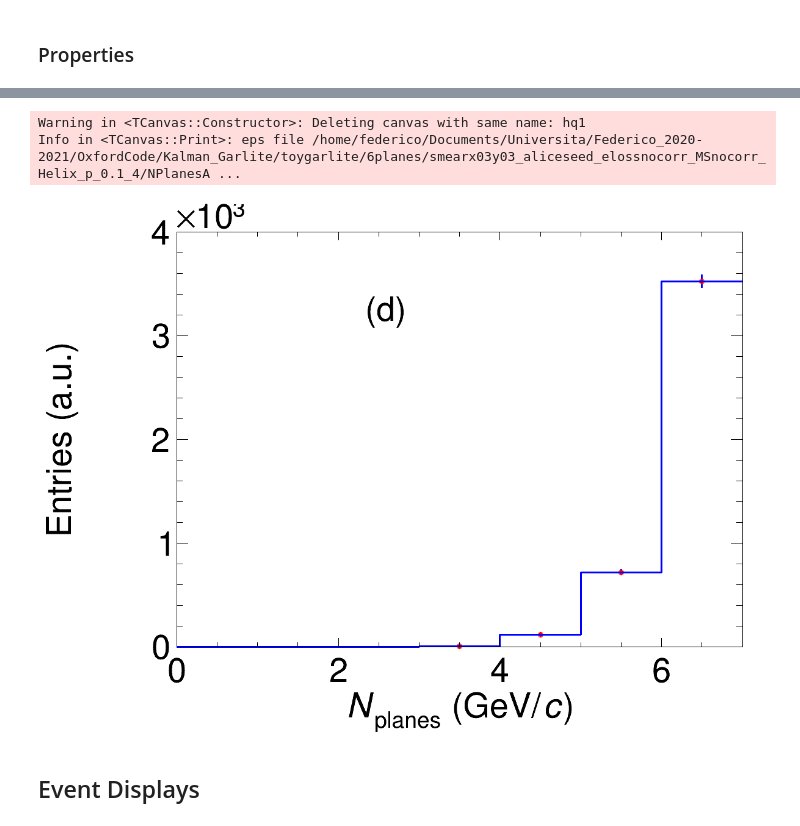
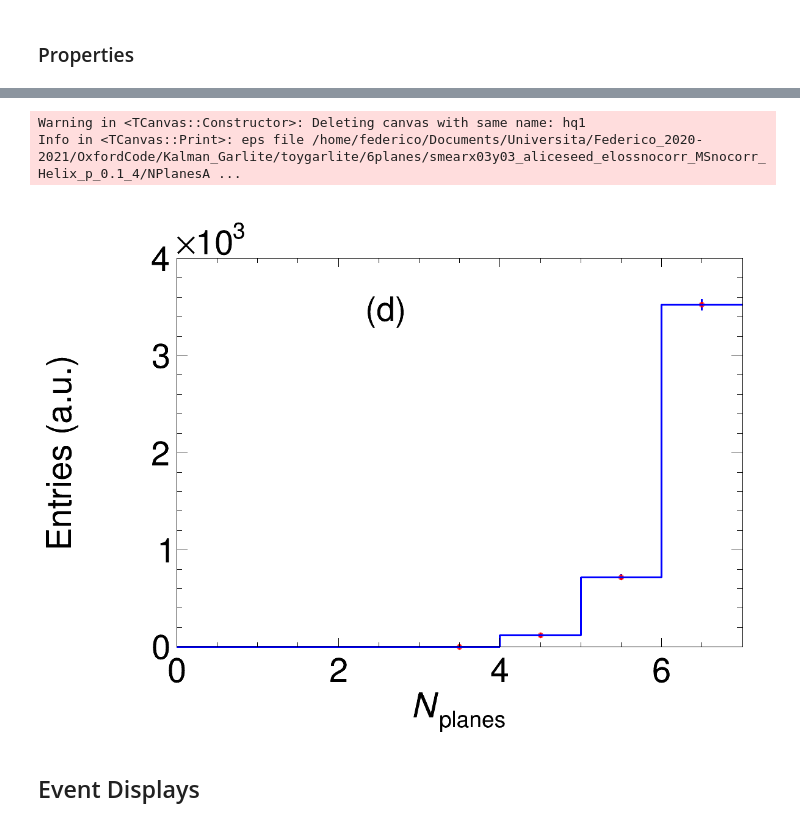
Before and after one commit to Trenchcoat95/OxfordCode, a Jupyter notebook: Kalman_Garlite/jupyter_notebooks/props_res_garlite_ana.ipynb, the cells around one changed output, grey strips where cells are left out. Saved outputs shown, nothing was run; the diff lists cells and outputs as text; code cells hidden in the pictures.

```diff
--- a/Kalman_Garlite/jupyter_notebooks/props_res_garlite_ana.ipynb
+++ b/Kalman_Garlite/jupyter_notebooks/props_res_garlite_ana.ipynb
@@ -460,28 +464,29 @@ Info in <TCanvas::Print>: eps file /home/federico/Documents/Universita/Federico_
 # %%
 hq1 = ROOT.TCanvas("hq1","hq1",1200,900)
 SetCanvas(hq1)
 hq1.SetLeftMargin(0.19)
 hq1.SetBottomMargin(0.16)
-SetHisto(hNPlanes,";#it{N}_{planes} (GeV/#it{c});Entries (a.u.)",ROOT.kRed,20,[0,800*5])
+hq1.SetTopMargin(0.11)
+SetHisto(hNPlanes,";#it{N}_{planes};Entries (a.u.)",ROOT.kRed,20,[0,800*5])
 hNPlanes.SetLineColor(ROOT.kBlue)
 hNPlanes.GetXaxis().SetTitleSize(0.07)
 hNPlanes.GetXaxis().SetTitleOffset(1.1)
 hNPlanes.GetYaxis().SetTitleSize(0.07)
 hNPlanes.GetYaxis().SetTitleOffset(1.4)
 hNPlanes.GetXaxis().SetLabelSize(0.07)
 hNPlanes.GetYaxis().SetLabelSize(0.07)
 hNPlanes.Draw("E HIST")
 legendchi2 = ROOT.TLegend(0.44,0.7,0.92,0.88)
 SetLegend(legendchi2)
 legendchi2.SetTextSize(0.05*0.68*2)
 legendchi2.SetHeader("(d)")
 legendchi2.Draw()
 hq1.Draw()
 hq1.Print(folder+"NPlanesAllTall.eps")
 # %% [output]
 Warning in <TCanvas::Constructor>: Deleting canvas with same name: hq1
 Info in <TCanvas::Print>: eps file /home/federico/Documents/Universita/Federico_2020-2021/OxfordCode/Kalman_Garlite/toygarlite/6planes/smearx03y03_aliceseed_elossnocorr_MSnocorr_Helix_p_0.1_4/NPlanesA ...
-[figure, old version]
+[figure, new version]
 # %% [markdown]
 ## Event Displays
 # %%
```
Also changed, not shown: parts of 3 cells of this notebook, 13 other files.
